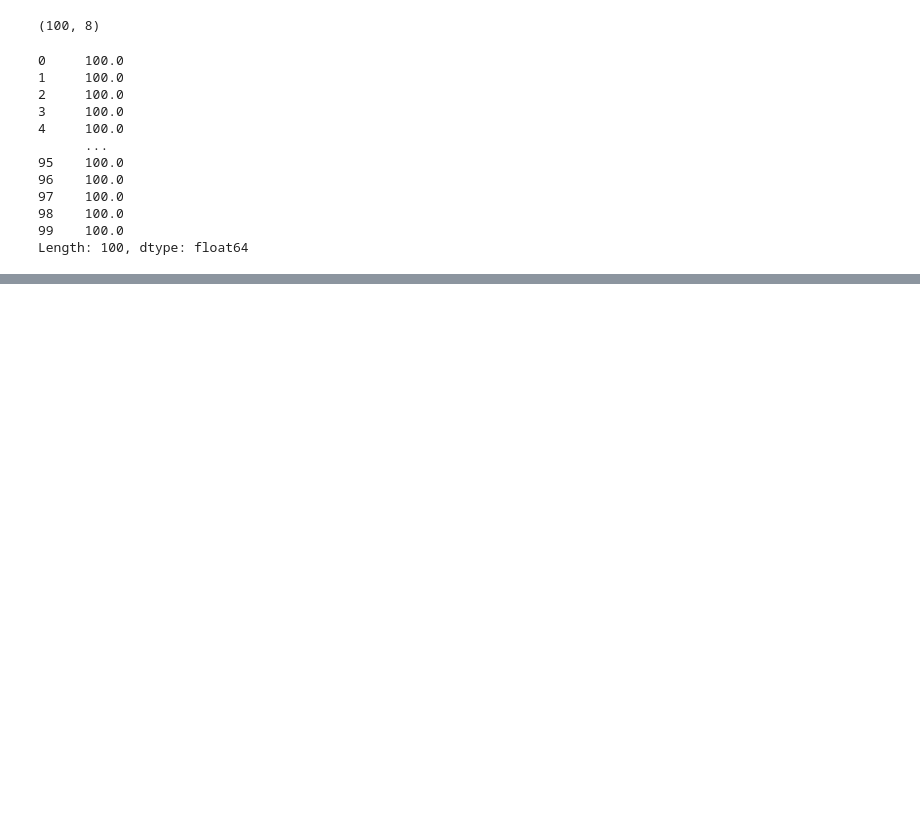
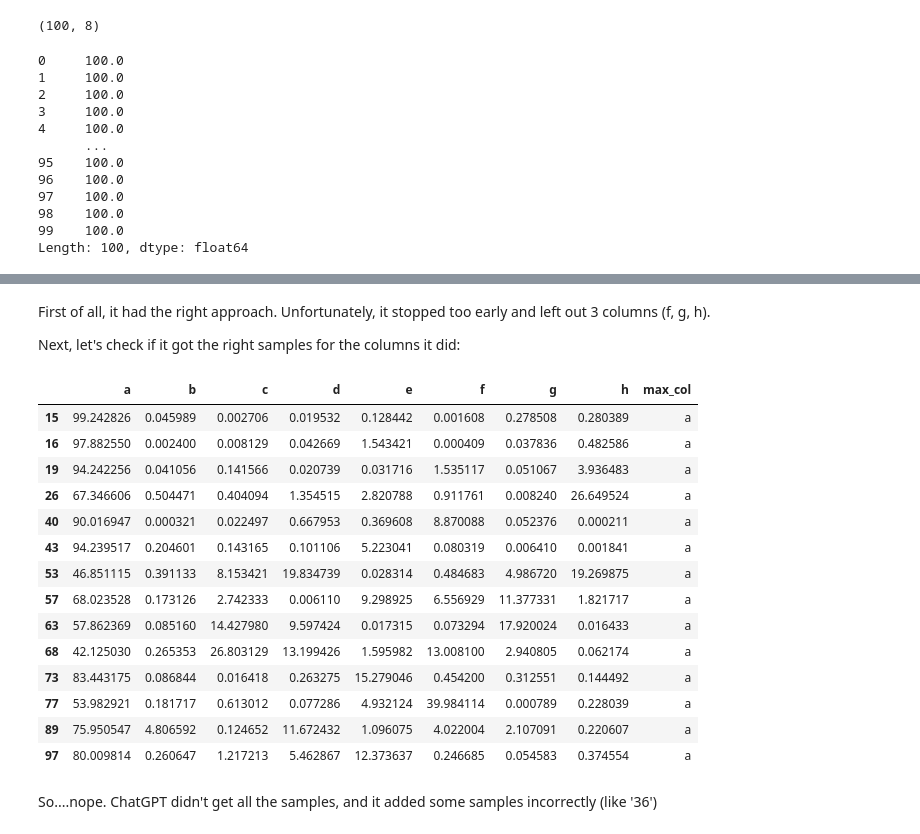
Before and after one commit to bcrestel/sandbox, a Jupyter notebook: notebooks/experiment_data_visualization_with_chatgpt.ipynb, the cells around one changed output, grey strips where cells are left out. Drawn from its saved outputs; the diff is of its cells as text; code cells hidden in the pictures; blank space fills up the shorter version.

```diff
--- a/notebooks/experiment_data_visualization_with_chatgpt.ipynb
+++ b/notebooks/experiment_data_visualization_with_chatgpt.ipynb
@@ -55,0 +160,24 @@ TODO: ask chatgpt to re-arrange the order of the rows so that the bars are group
+# %% [markdown]
+First of all, it had the right approach. Unfortunately, it stopped too early and left out 3 columns (f, g, h).
+
+Next, let's check if it got the right samples for the columns it did:
+# %%
+df.query("max_col=='a'")
+# %% [output]
+|  | a | b | c | d | e | f | g | h | max_col |
+| 15 | 99.242826 | 0.045989 | 0.002706 | 0.019532 | 0.128442 | 0.001608 | 0.278508 | 0.280389 | a |
+| 16 | 97.882550 | 0.002400 | 0.008129 | 0.042669 | 1.543421 | 0.000409 | 0.037836 | 0.482586 | a |
+| 19 | 94.242256 | 0.041056 | 0.141566 | 0.020739 | 0.031716 | 1.535117 | 0.051067 | 3.936483 | a |
+| 26 | 67.346606 | 0.504471 | 0.404094 | 1.354515 | 2.820788 | 0.911761 | 0.008240 | 26.649524 | a |
+| 40 | 90.016947 | 0.000321 | 0.022497 | 0.667953 | 0.369608 | 8.870088 | 0.052376 | 0.000211 | a |
+| 43 | 94.239517 | 0.204601 | 0.143165 | 0.101106 | 5.223041 | 0.080319 | 0.006410 | 0.001841 | a |
+| 53 | 46.851115 | 0.391133 | 8.153421 | 19.834739 | 0.028314 | 0.484683 | 4.986720 | 19.269875 | a |
+| 57 | 68.023528 | 0.173126 | 2.742333 | 0.006110 | 9.298925 | 6.556929 | 11.377331 | 1.821717 | a |
+| 63 | 57.862369 | 0.085160 | 14.427980 | 9.597424 | 0.017315 | 0.073294 | 17.920024 | 0.016433 | a |
+| 68 | 42.125030 | 0.265353 | 26.803129 | 13.199426 | 1.595982 | 13.008100 | 2.940805 | 0.062174 | a |
+| 73 | 83.443175 | 0.086844 | 0.016418 | 0.263275 | 15.279046 | 0.454200 | 0.312551 | 0.144492 | a |
+| 77 | 53.982921 | 0.181717 | 0.613012 | 0.077286 | 4.932124 | 39.984114 | 0.000789 | 0.228039 | a |
+| 89 | 75.950547 | 4.806592 | 0.124652 | 11.672432 | 1.096075 | 4.022004 | 2.107091 | 0.220607 | a |
+| 97 | 80.009814 | 0.260647 | 1.217213 | 5.462867 | 12.373637 | 0.246685 | 0.054583 | 0.374554 | a |
+# %% [markdown]
+So....nope. ChatGPT didn't get all the samples, and it added some samples incorrectly (like '36')
```
Also changed, not shown: parts of 14 cells of this notebook.
